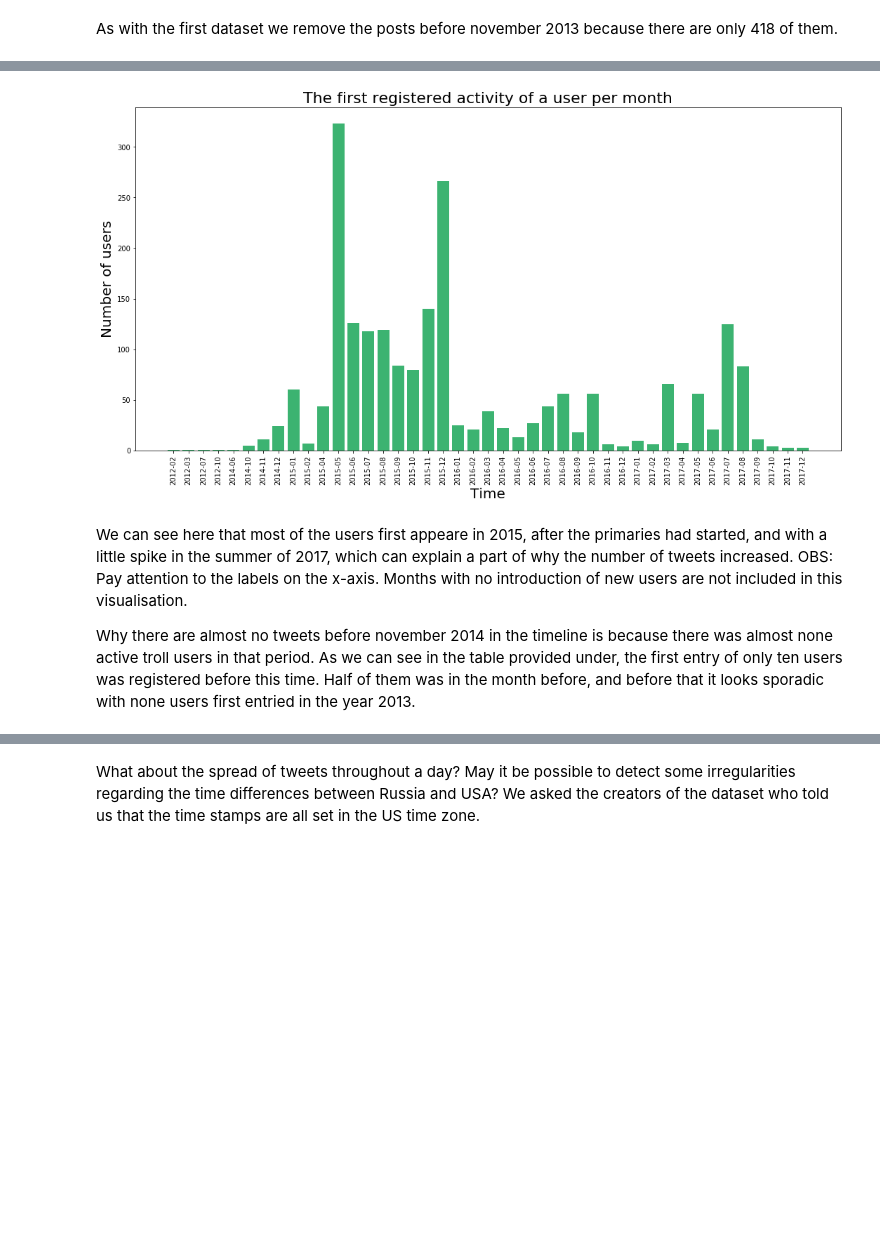
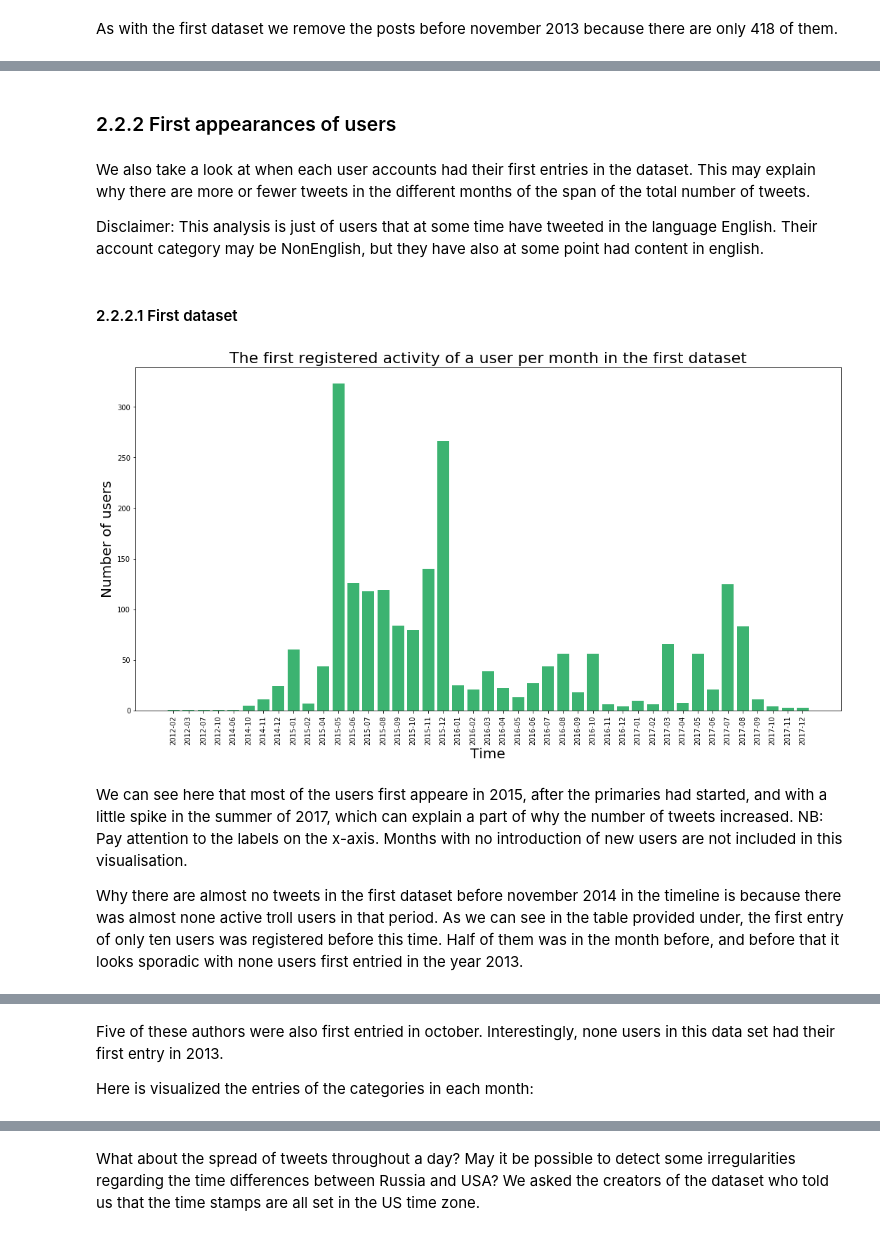
Before and after one commit to haakonms/ADAproject, a Jupyter notebook: Milestone3-Grini-Copy1.ipynb, the cells around one changed output, grey strips where cells are left out. Drawn from its saved outputs; the diff is of its cells as text; code cells hidden in the pictures; blank space fills up the shorter version.

```diff
--- a/Milestone3-Grini-Copy1.ipynb
+++ b/Milestone3-Grini-Copy1.ipynb
@@ -378,17 +417,25 @@ We also take a look at when the accounts first entries in the dataset were:
+# %% [markdown]
+### 2.2.2 First appearances of users
+# %% [markdown]
+We also take a look at when each user accounts had their first entries in the dataset. This may explain why there are more or fewer tweets in the different months of the span of the total number of tweets.
+
+Disclaimer: This analysis is just of users that at some time have tweeted in the language English. Their account category may be NonEnglish, but they have also at some point had content in english.
+# %% [markdown]
+#### 2.2.2.1 First dataset
 # %%
 #Create table for first registered user activity
 useropening = data1.sort_values(["author", "publish_date"])[["author", "publish_date", "account_category", "external_author_id"]].drop_duplicates(subset=["external_author_id", "author"]).drop(columns=["external_author_id"])
 useropening.sort_values("publish_date")
 uo = useropening["publish_date"].map(lambda x: str(x)[:7]).value_counts()
 
 fig, ax = plt.subplots(1,1, figsize =(18,9))
 Firstappearing = plt.bar(uo.index, uo, color = "#3CB371", align="center")
 ax.set_xticklabels(uo.sort_index().index, rotation=90)
-name_axises("The first registered activity of a user per month", "Time", "Number of users")
+name_axises("The first registered activity of a user per month in the first dataset", "Time", "Number of users")
 # %% [output]
-[figure, old version]
+[figure, new version]
 # %% [markdown]
-We can see here that most of the users first appeare in 2015, after the primaries had started, and with a little spike in the summer of 2017, which can explain a part of why the number of tweets increased. OBS: Pay attention to the labels on the x-axis. Months with no introduction of new users are not included in this visualisation.
+We can see here that most of the users first appeare in 2015, after the primaries had started, and with a little spike in the summer of 2017, which can explain a part of why the number of tweets increased. NB: Pay attention to the labels on the x-axis. Months with no introduction of new users are not included in this visualisation.
 
-Why there are almost no tweets before november 2014 in the timeline is because there was almost none active troll users in that period. As we can see in the table provided under, the first entry of only ten users was registered before this time. Half of them was in the month before, and before that it looks sporadic with none users first entried in the year 2013.
+Why there are almost no tweets in the first dataset before november 2014 in the timeline is because there was almost none active troll users in that period. As we can see in the table provided under, the first entry of only ten users was registered before this time. Half of them was in the month before, and before that it looks sporadic with none users first entried in the year 2013.
 # %%
@@ -409,3 +456,7 @@ fig = dict(data=data, layout=layout)
 py.iplot(fig, filename = 'styled_table')
 # %% [output]
 [interactive output not drawn]
+# %% [markdown]
+Five of these authors were also first entried in october. Interestingly, none users in this data set had their first entry in 2013.
+
+Here is visualized the entries of the categories in each month:
```
Also changed, not shown: parts of 69 cells of this notebook.
